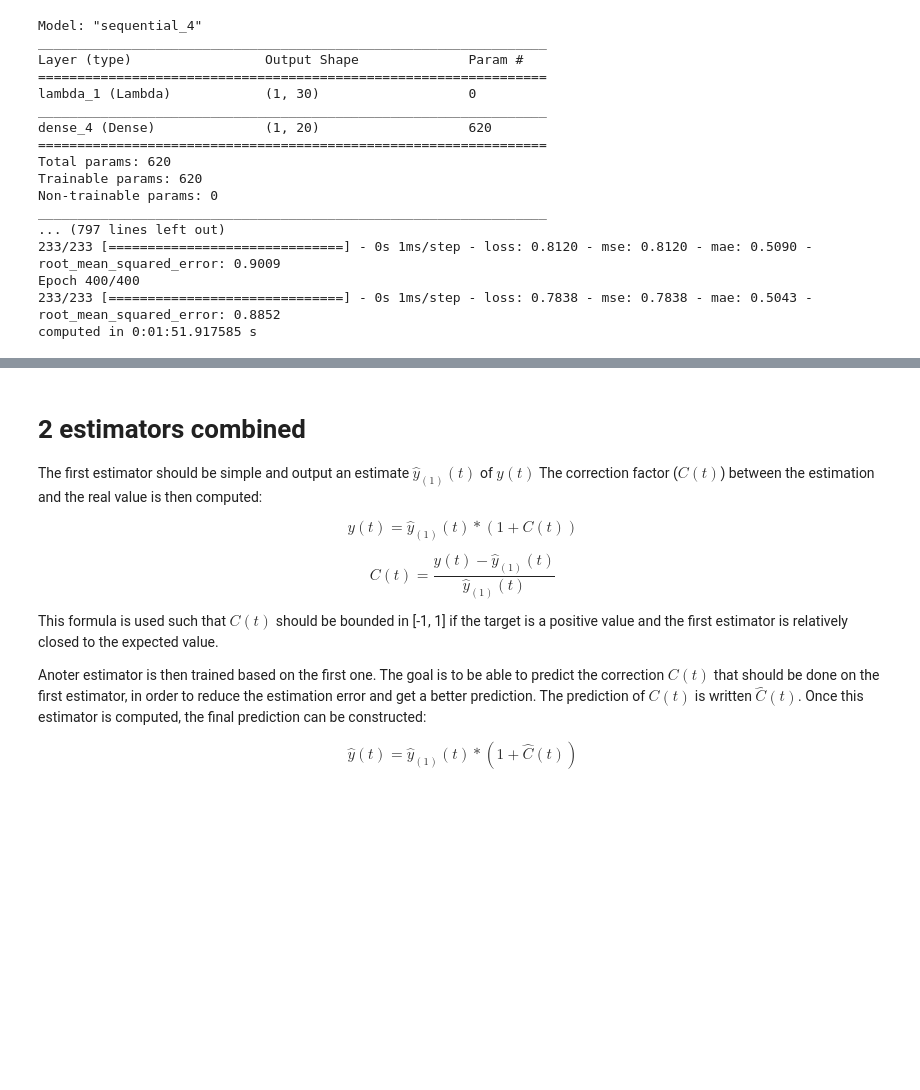
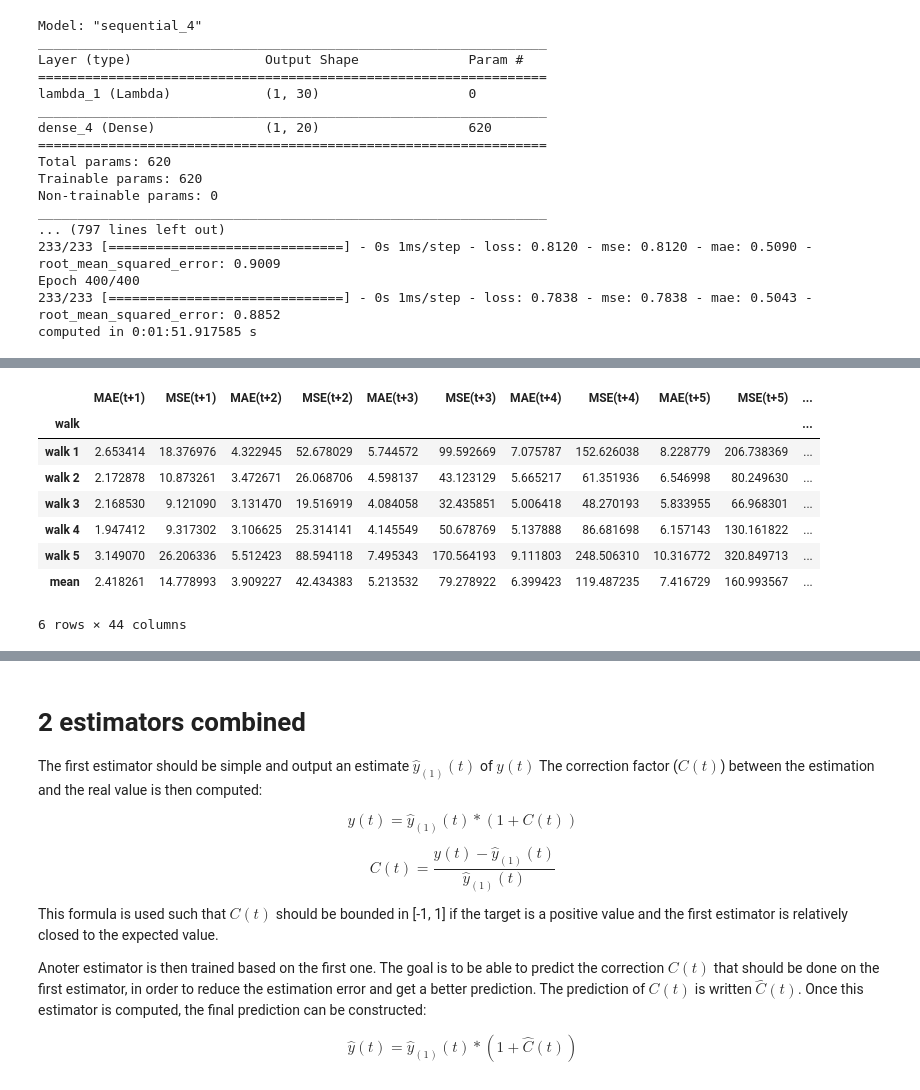
Before and after one commit to gerardmargaux/CovidThesis, a Jupyter notebook: src/LSTM-GPU.ipynb, the cells around one changed output, grey strips where cells are left out. Saved outputs shown, nothing was run; the diff lists cells and outputs as text; code cells hidden in the pictures; blank space fills up the shorter version.

```diff
--- a/src/LSTM-GPU.ipynb
+++ b/src/LSTM-GPU.ipynb
@@ -185,11 +187,11 @@ get_encoder_decoder((1, n_samples, n_features)).output_shape
 ### MultiStepLastBaseline
 This model repeats the last value of hospitalisations `n_forecast` time
 # %%
-class MultiStepLastBaseline(tf.keras.Model):
+class MultiStepLastLayer(tf.keras.Model):
     """
     repeat the last hospitalisations given as input n_forecast time
     """
-    def call(self, inputs):
+    def call(self, inputs, *args, **kwargs):
         a = inputs[:, -1:, target_idx:target_idx+1]  # target of the last days
         # a = tf.where(tf.not_equal(a, 0), tf.zeros_like(a), a)
         if not predict_one:
@@ -200,8 +202,28 @@ class MultiStepLastBaseline(tf.keras.Model):
         else:
             return tf.tile(a, [1, 1, 1])
 
-def get_baseline():
-    model = MultiStepLastBaseline()
+class MultiStepLastBaseline(tf.keras.Model):
+    """
+    repeat the last hospitalisations given as input n_forecast time
+    """
+    def __init__(self, batch_input_shape, *args, **kwargs):
+        super(MultiStepLastBaseline, self).__init__(name='')
+        self.total = tf.Variable(initial_value=tf.zeros((1,)), trainable=False)
+        self.multi_step = MultiStepLastLayer()
+        self.reshape = Reshape((n_forecast,))
+
+    def call(self, input_tensor, training=False):
+        x = self.multi_step(input_tensor)
+        return self.reshape(x)
+
+    def get_weights(self):
+        return None
+
+    def set_weights(self, *args, **kwargs):
+        return None
+
+def get_baseline(*args, **kwargs):
+    model = MultiStepLastBaseline(*args, **kwargs)
     model.compile(loss=tf.losses.MeanSquaredError(),
                       metrics=['mse', 'mae', tf.keras.metrics.RootMeanSquaredError()])
     return model
@@ -613,0 +680,2 @@ KeyboardInterrupt:
+# %%
+df_errors = walk_forward_evaluation_untrainable(get_baseline, 250, 10, 30, verbose=0)
@@ -614,3 +685,15 @@ KeyboardInterrupt:
+# %%
+df_errors
+# %% [output]
+|  | MAE(t+1) | MSE(t+1) | MAE(t+2) | MSE(t+2) | MAE(t+3) | MSE(t+3) | MAE(t+4) | MSE(t+4) | MAE(t+5) | MSE(t+5) | ... |
+| walk |  |  |  |  |  |  |  |  |  |  | ... |
+| walk 1 | 2.653414 | 18.376976 | 4.322945 | 52.678029 | 5.744572 | 99.592669 | 7.075787 | 152.626038 | 8.228779 | 206.738369 | ... |
+| walk 2 | 2.172878 | 10.873261 | 3.472671 | 26.068706 | 4.598137 | 43.123129 | 5.665217 | 61.351936 | 6.546998 | 80.249630 | ... |
+| walk 3 | 2.168530 | 9.121090 | 3.131470 | 19.516919 | 4.084058 | 32.435851 | 5.006418 | 48.270193 | 5.833955 | 66.968301 | ... |
+| walk 4 | 1.947412 | 9.317302 | 3.106625 | 25.314141 | 4.145549 | 50.678769 | 5.137888 | 86.681698 | 6.157143 | 130.161822 | ... |
+| walk 5 | 3.149070 | 26.206336 | 5.512423 | 88.594118 | 7.495343 | 170.564193 | 9.111803 | 248.506310 | 10.316772 | 320.849713 | ... |
+| mean | 2.418261 | 14.778993 | 3.909227 | 42.434383 | 5.213532 | 79.278922 | 6.399423 | 119.487235 | 7.416729 | 160.993567 | ... |
+6 rows × 44 columns
 # %%
 # X% for training, remaining for test
 ratio_training = 0.8
```
Also changed, not shown: parts of 27 cells of this notebook, 11 other files.
